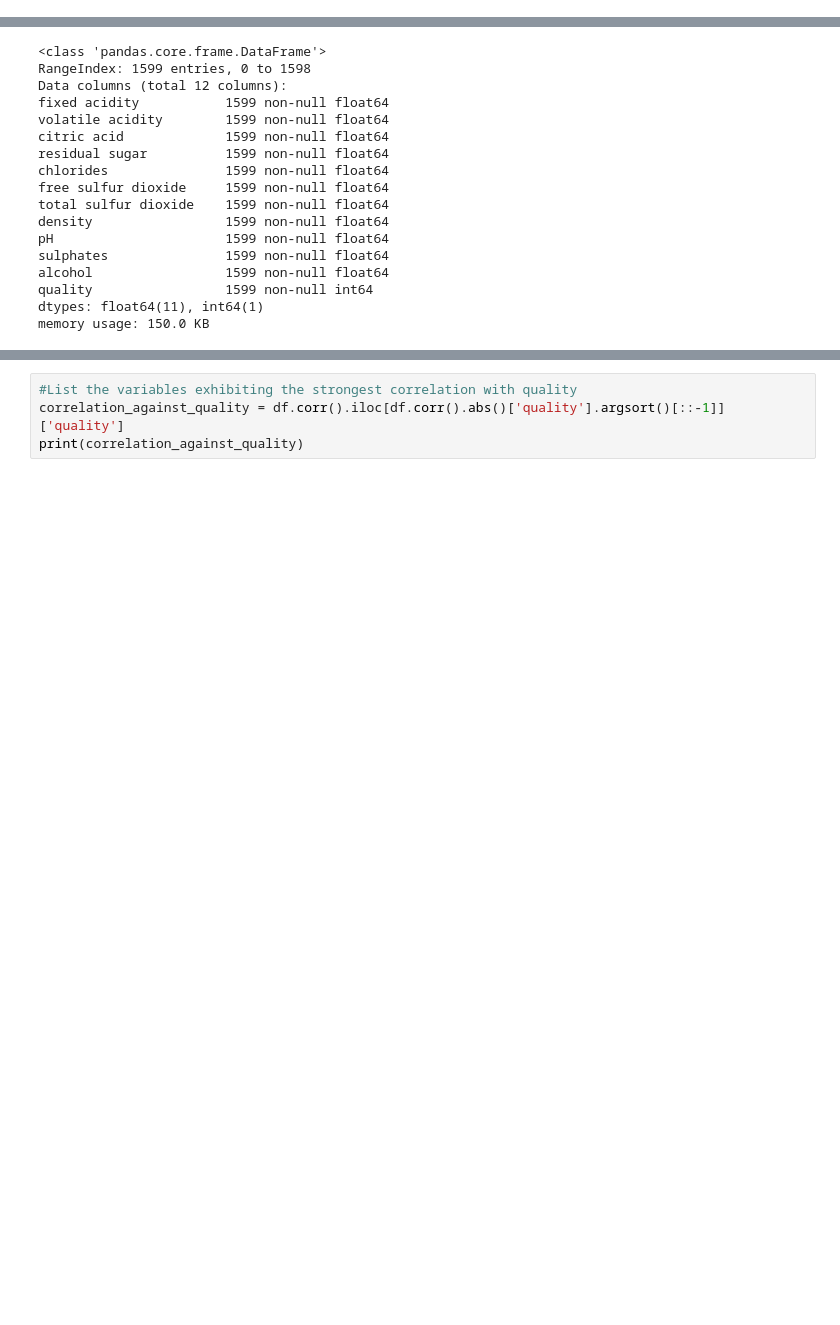
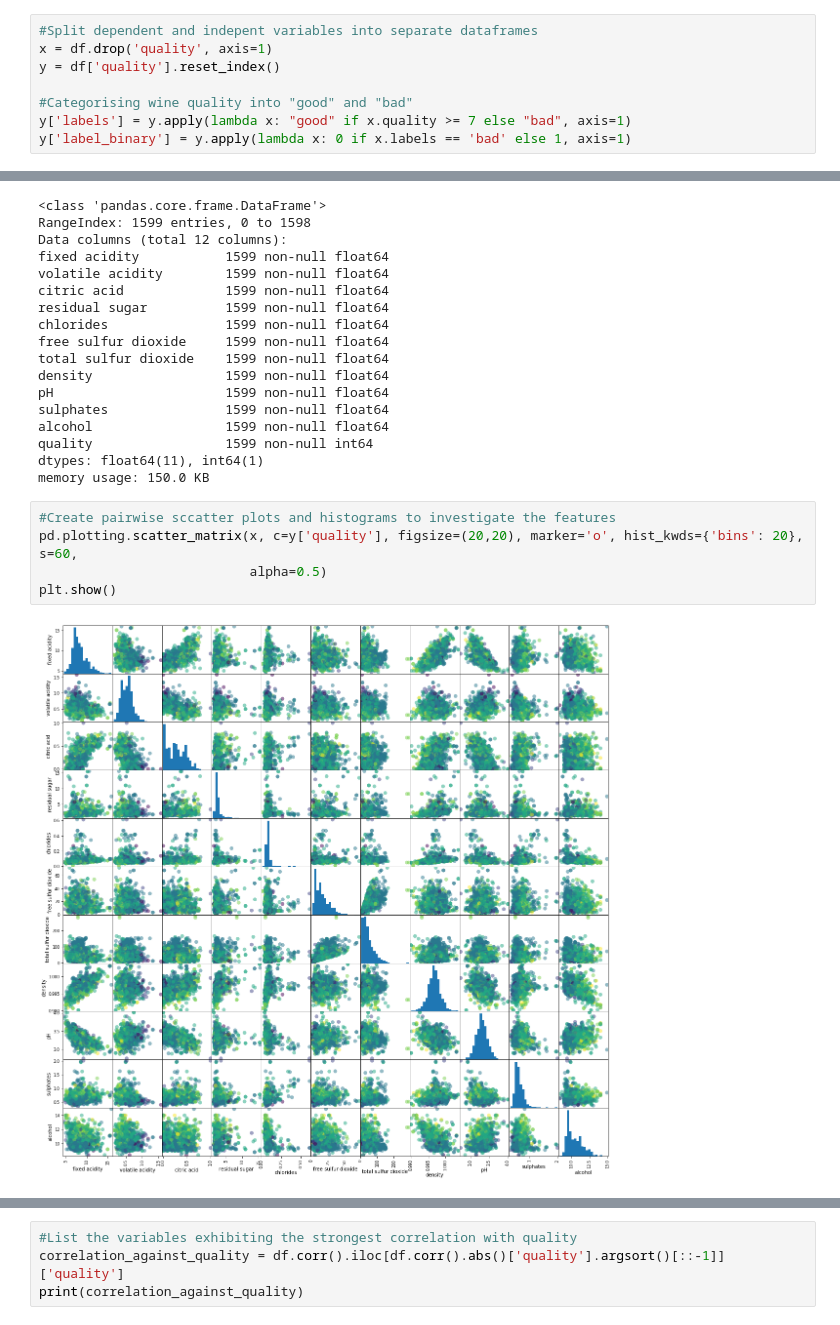
Before and after one commit to Luk390/wine_project, a Jupyter notebook: data_explor.ipynb, the cells around one changed output, grey strips where cells are left out. Saved outputs shown, nothing was run; the diff lists cells and outputs as text; blank space fills up the shorter version.

```diff
--- a/data_explor.ipynb
+++ b/data_explor.ipynb
@@ -24,3 +28,11 @@ df.head()
+# %%
+#Split dependent and indepent variables into separate dataframes
+x = df.drop('quality', axis=1)
+y = df['quality'].reset_index()
+
+#Categorising wine quality into "good" and "bad"
+y['labels'] = y.apply(lambda x: "good" if x.quality >= 7 else "bad", axis=1)
+y['label_binary'] = y.apply(lambda x: 0 if x.labels == 'bad' else 1, axis=1)
 # %%
 #Investigate data types of columns
 df.info()
@@ -42,3 +54,10 @@ alcohol                 1599 non-null float64
 quality                 1599 non-null int64
 dtypes: float64(11), int64(1)
 memory usage: 150.0 KB
+# %%
+#Create pairwise sccatter plots and histograms to investigate the features
+pd.plotting.scatter_matrix(x, c=y['quality'], figsize=(20,20), marker='o', hist_kwds={'bins': 20}, s=60,
+                           alpha=0.5)
+plt.show()
+# %% [output]
+[figure, added]
```
Also changed, not shown: parts of 11 cells of this notebook, 2 other files.
